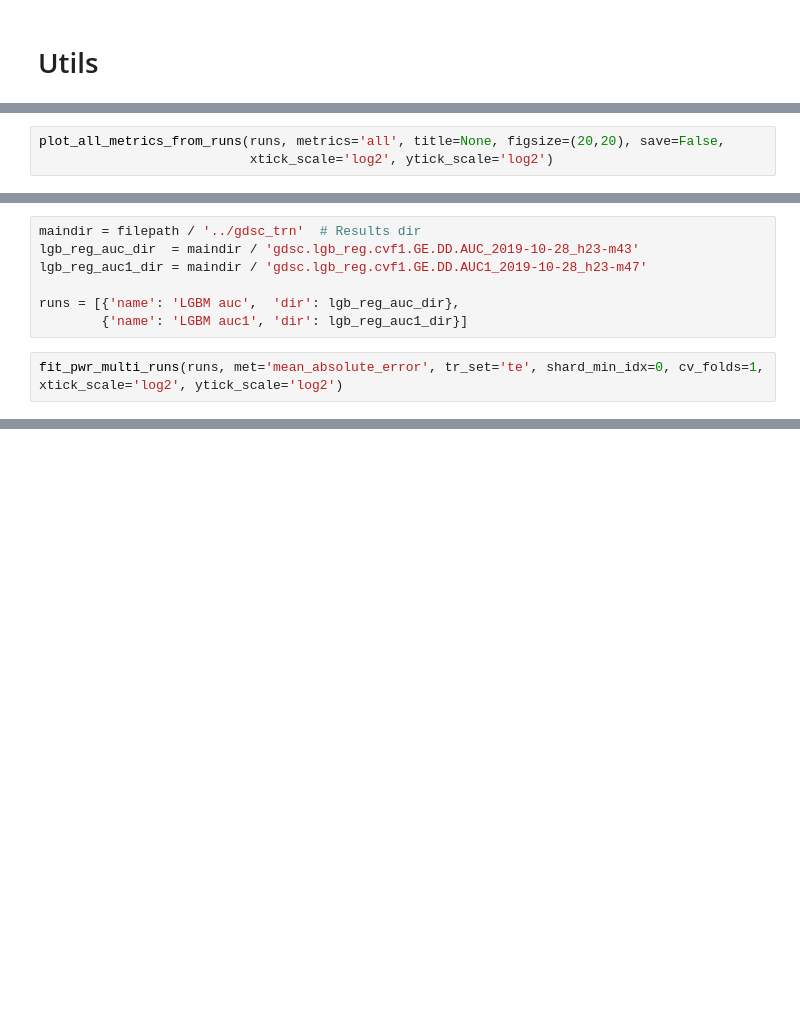
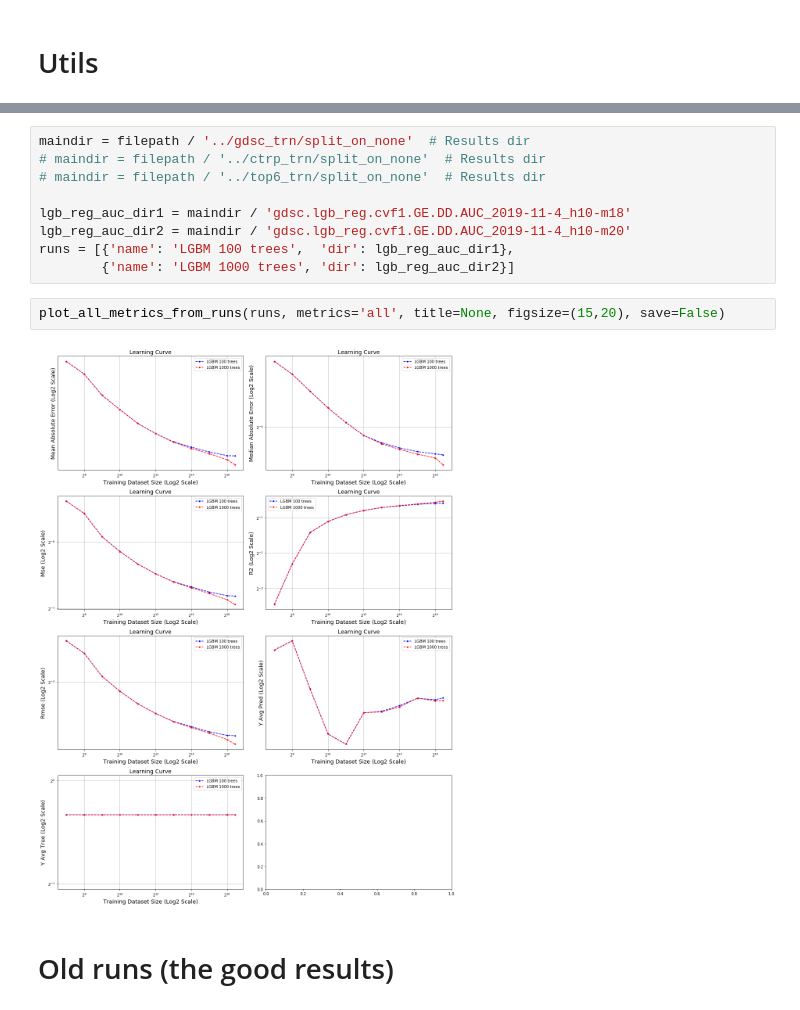
Before and after one commit to adpartin/LearningCurves, a Jupyter notebook: notebooks/power_law_for_paper.ipynb, the cells around one changed output, grey strips where cells are left out. Cells and saved outputs as stored; diff of their text form; blank space fills up the shorter version.

```diff
--- a/notebooks/power_law_for_paper.ipynb
+++ b/notebooks/power_law_for_paper.ipynb
@@ -351,3 +46,0 @@ prms
-# %%
-plot_all_metrics_from_runs(runs, metrics='all', title=None, figsize=(20,20), save=False,
-                           xtick_scale='log2', ytick_scale='log2')
@@ -393,9 +46,0 @@ def fit_pwr_multi_runs(runs, met='mean_absolute_error', tr_set='te', shard_min_i
-# %%
-maindir = filepath / '../gdsc_trn'  # Results dir
-lgb_reg_auc_dir  = maindir / 'gdsc.lgb_reg.cvf1.GE.DD.AUC_2019-10-28_h23-m43'
-lgb_reg_auc1_dir = maindir / 'gdsc.lgb_reg.cvf1.GE.DD.AUC1_2019-10-28_h23-m47'
-
-runs = [{'name': 'LGBM auc',  'dir': lgb_reg_auc_dir},
-        {'name': 'LGBM auc1', 'dir': lgb_reg_auc1_dir}]
-# %%
-fit_pwr_multi_runs(runs, met='mean_absolute_error', tr_set='te', shard_min_idx=0, cv_folds=1, xtick_scale='log2', ytick_scale='log2')
@@ -411,0 +113,15 @@ fit_pwr_multi_runs(runs, met='mean_absolute_error', tr_set='te', shard_min_idx=0
+# %%
+maindir = filepath / '../gdsc_trn/split_on_none'  # Results dir
+# maindir = filepath / '../ctrp_trn/split_on_none'  # Results dir
+# maindir = filepath / '../top6_trn/split_on_none'  # Results dir
+
+lgb_reg_auc_dir1 = maindir / 'gdsc.lgb_reg.cvf1.GE.DD.AUC_2019-11-4_h10-m18'
+lgb_reg_auc_dir2 = maindir / 'gdsc.lgb_reg.cvf1.GE.DD.AUC_2019-11-4_h10-m20'
+runs = [{'name': 'LGBM 100 trees',  'dir': lgb_reg_auc_dir1},
+        {'name': 'LGBM 1000 trees', 'dir': lgb_reg_auc_dir2}]
+# %%
+plot_all_metrics_from_runs(runs, metrics='all', title=None, figsize=(15,20), save=False)
+# %% [output]
+[figure, added]
+# %% [markdown]
+# Old runs (the good results)
```
Also changed, not shown: parts of 42 cells of this notebook, 7 other files.
